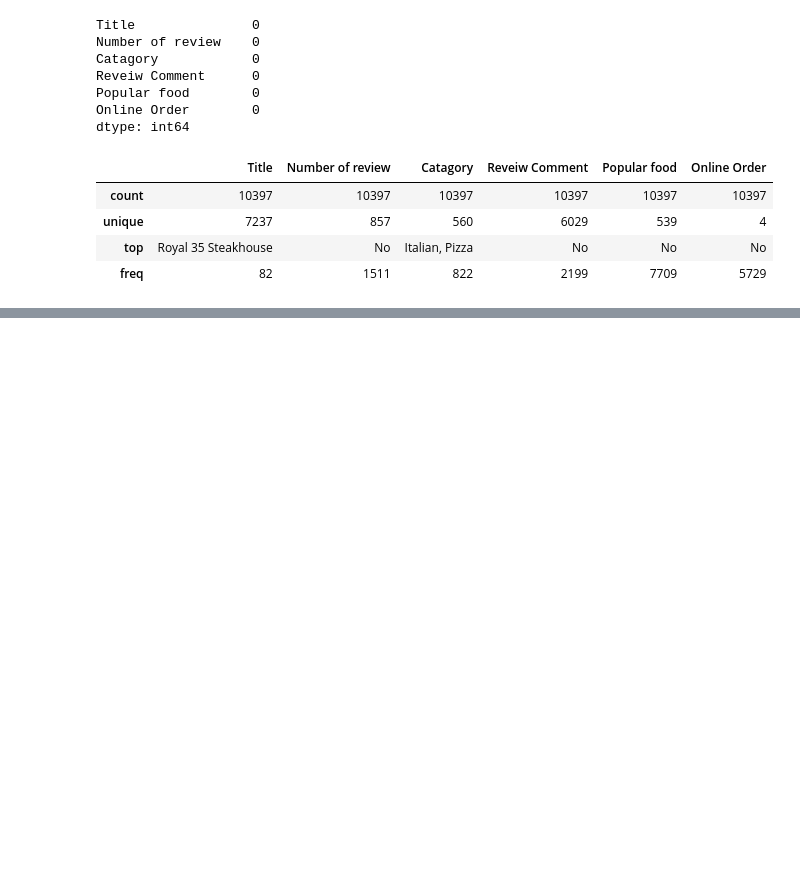
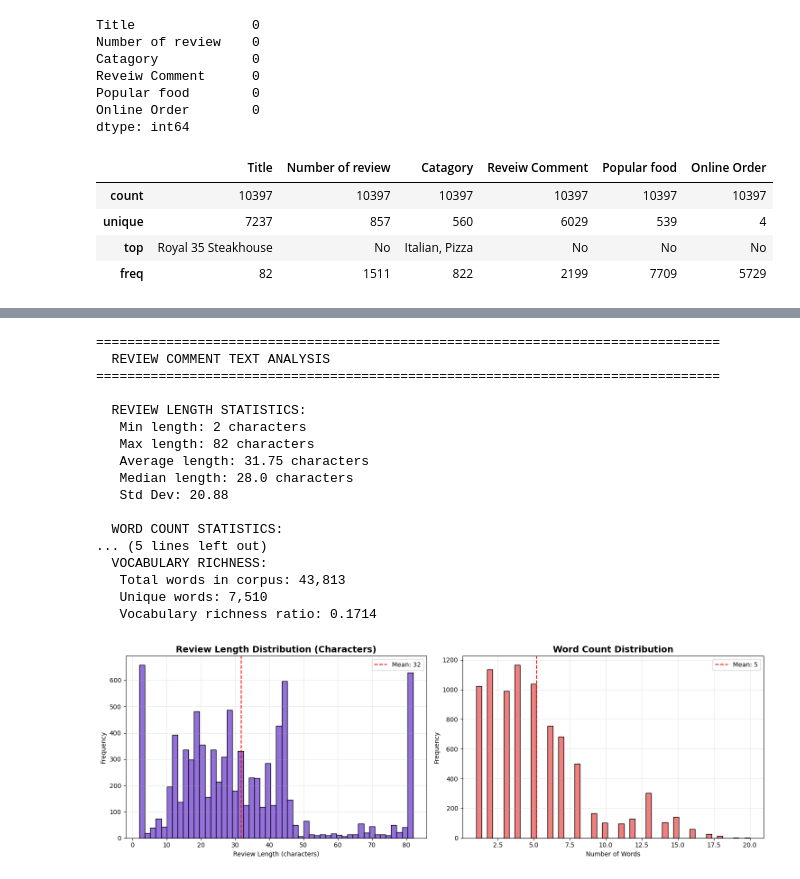
Before and after one commit to emergingsana123/UrbanUmami-An-End-to-End-NLP-Pipeline-for-NYC-Restaurant-Feedback, a Jupyter notebook: app.ipynb, the cells around one changed output, grey strips where cells are left out. Drawn from its saved outputs; the diff is of its cells as text; code cells hidden in the pictures; blank space fills up the shorter version.

```diff
--- a/app.ipynb
+++ b/app.ipynb
@@ -137,0 +378,70 @@ data['Number of review'] = data['Number of review'].astype(int)
+# %%
+# Review Comment analysis
+print("="*80)
+print("  REVIEW COMMENT TEXT ANALYSIS")
+print("="*80)
+
+print(f"\n  REVIEW LENGTH STATISTICS:")
+print(f"   Min length: {data['length'].min()} characters")
+print(f"   Max length: {data['length'].max()} characters")
+print(f"   Average length: {data['length'].mean():.2f} characters")
+print(f"   Median length: {data['length'].median()} characters")
+print(f"   Std Dev: {data['length'].std():.2f}")
+
+# Calculate word count
+data['word_count'] = data['Review Comment'].apply(lambda x: len(str(x).split()))
+
+print(f"\n  WORD COUNT STATISTICS:")
+print(f"   Average words per review: {data['word_count'].mean():.2f}")
+print(f"   Median words per review: {data['word_count'].median()}")
+print(f"   Min words: {data['word_count'].min()}")
+print(f"   Max words: {data['word_count'].max()}")
+
+# Vocabulary richness
+all_words = ' '.join(data['Review Comment'].astype(str)).lower().split()
+unique_words = set(all_words)
+print(f"\n  VOCABULARY RICHNESS:")
+print(f"   Total words in corpus: {len(all_words):,}")
+print(f"   Unique words: {len(unique_words):,}")
+print(f"   Vocabulary richness ratio: {len(unique_words)/len(all_words):.4f}")
+
+# Visualize review length distribution
+fig, axes = plt.subplots(1, 2, figsize=(15, 5))
+
+axes[0].hist(data['length'], bins=50, color='mediumpurple', edgecolor='black')
+axes[0].set_title('Review Length Distribution (Characters)', fontsize=14, fontweight='bold')
+axes[0].set_xlabel('Review Length (characters)')
+axes[0].set_ylabel('Frequency')
+axes[0].axvline(data['length'].mean(), color='red', linestyle='--', label=f'Mean: {data["length"].mean():.0f}')
+axes[0].legend()
+axes[0].grid(alpha=0.3)
+
+axes[1].hist(data['word_count'], bins=50, color='lightcoral', edgecolor='black')
+axes[1].set_title('Word Count Distribution', fontsize=14, fontweight='bold')
+axes[1].set_xlabel('Number of Words')
+axes[1].set_ylabel('Frequency')
+axes[1].axvline(data['word_count'].mean(), color='red', linestyle='--', label=f'Mean: {data["word_count"].mean():.0f}')
+axes[1].legend()
+axes[1].grid(alpha=0.3)
+
+plt.tight_layout()
+plt.show()
+# %% [output]
+================================================================================
+  REVIEW COMMENT TEXT ANALYSIS
+================================================================================
+
+  REVIEW LENGTH STATISTICS:
+   Min length: 2 characters
+   Max length: 82 characters
+   Average length: 31.75 characters
+   Median length: 28.0 characters
+   Std Dev: 20.88
+
+  WORD COUNT STATISTICS:
+... (5 lines left out)
+  VOCABULARY RICHNESS:
+   Total words in corpus: 43,813
+   Unique words: 7,510
+   Vocabulary richness ratio: 0.1714
+[figure, added]
```
Also changed, not shown: parts of 39 cells of this notebook, 3 other files.
